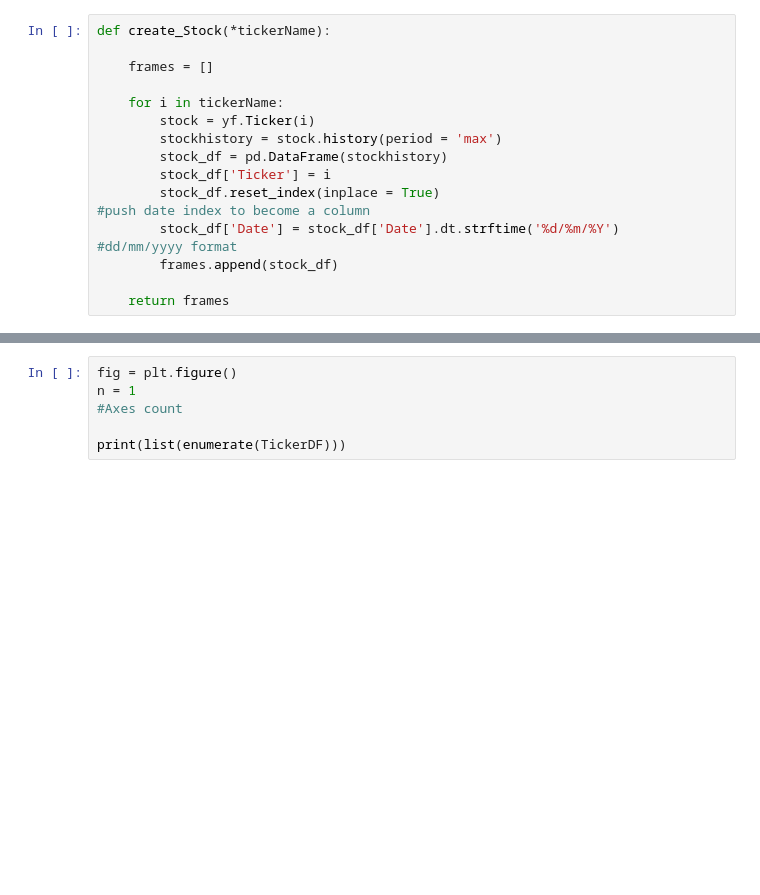
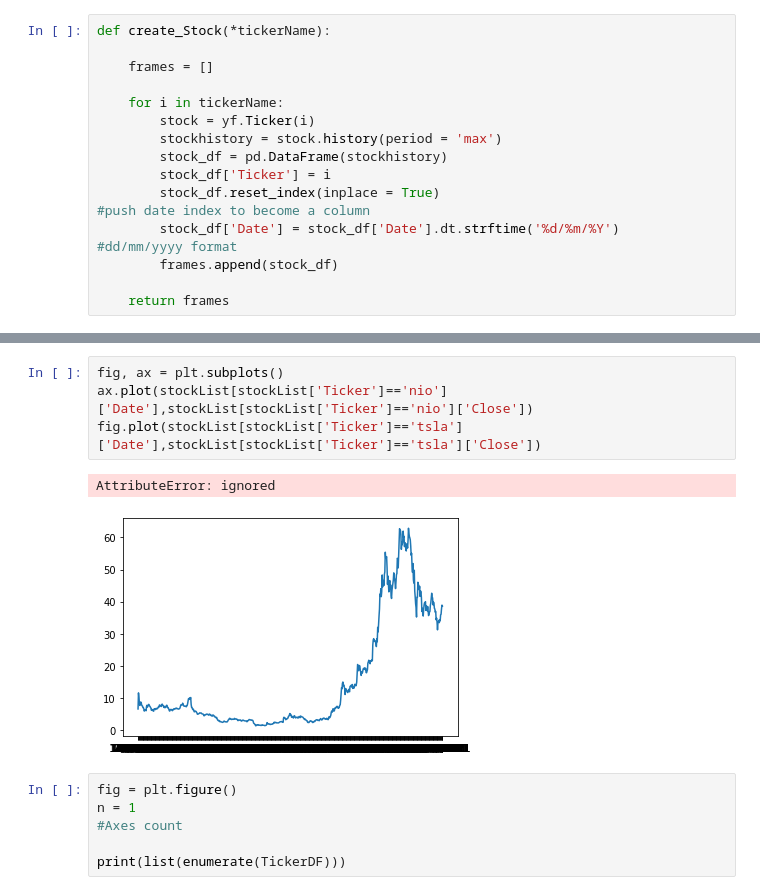
Before and after one commit to Konoko2004/TheProject, a Jupyter notebook: yFinance.ipynb, the cells around one changed output, grey strips where cells are left out. Saved outputs shown, nothing was run; the diff lists cells and outputs as text; blank space fills up the shorter version.

```diff
--- a/yFinance.ipynb
+++ b/yFinance.ipynb
@@ -116,3 +160,10 @@ plt.show()
+# %%
+fig, ax = plt.subplots()
+ax.plot(stockList[stockList['Ticker']=='nio']['Date'],stockList[stockList['Ticker']=='nio']['Close'])
+fig.plot(stockList[stockList['Ticker']=='tsla']['Date'],stockList[stockList['Ticker']=='tsla']['Close'])
+# %% [output]
+AttributeError: ignored
+[figure, added]
 # %%
 fig = plt.figure()
 n = 1                                                                           #Axes count
```
Also changed, not shown: parts of 5 cells of this notebook.
